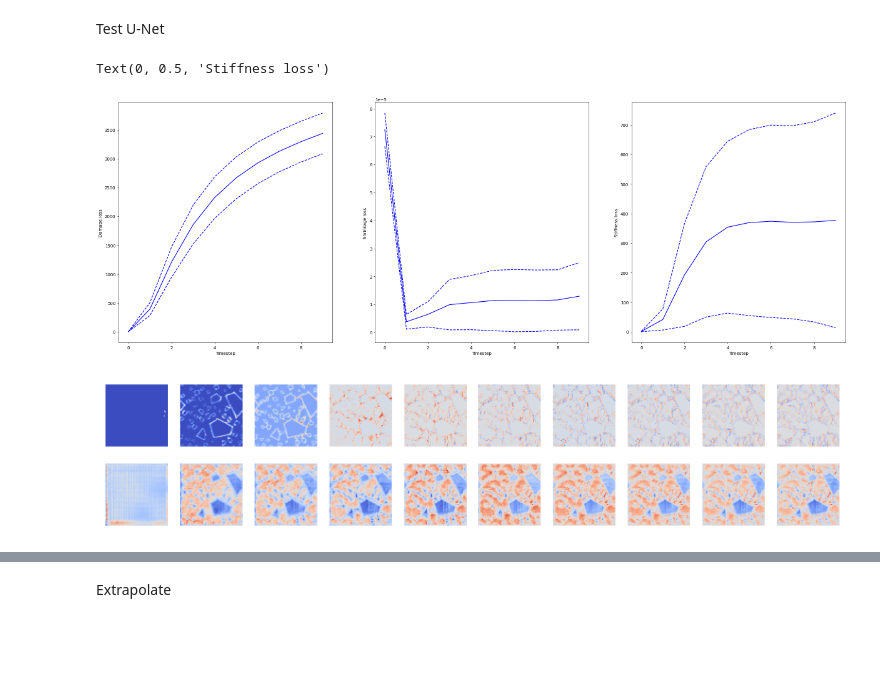
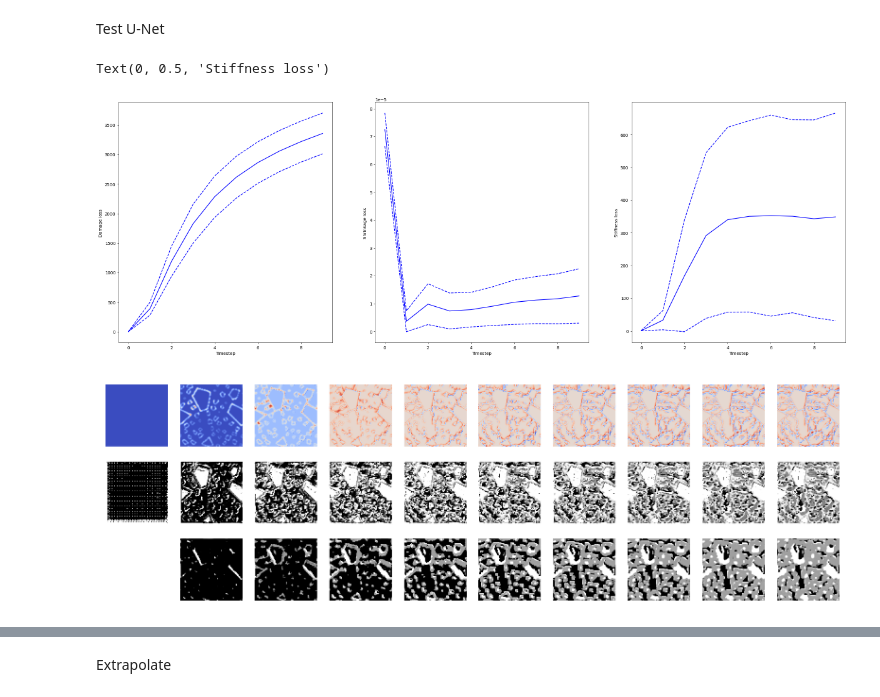
Before and after one commit to LiyaGaynutdinova/Auto-Regressive-Unet-for-Concrete-Damage, a Jupyter notebook: test_RecUnet.ipynb, the cells around one changed output, grey strips where cells are left out. Drawn from its saved outputs; the diff is of its cells as text; code cells hidden in the pictures; blank space fills up the shorter version.

```diff
--- a/test_RecUnet.ipynb
+++ b/test_RecUnet.ipynb
@@ -23,7 +23,7 @@ loaders = get_loaders(data, 1)
 # %%
 args = {'lr' : 0.001, 'epochs' : 200, 'dev' : dev, 'name' : 'RecUnet_all'}
 unet = RecUNet()
-unet = load_network(unet, args['name']+'_9', args)
+unet = load_network(unet, args['name']+'_4', args)
 # %%
 L_dam, L_shr, L_stiff = test(unet, loaders, args)
 L_dam = np.array(L_dam)
@@ -58,33 +58,40 @@ axs.flat[2].set_xlabel('Timestep')
 axs.flat[2].set_ylabel('Stiffness loss')
 # %% [output]
 Text(0, 0.5, 'Stiffness loss')
-[figure, old version]
+[figure, new version]
 # %%
-geometry, damage, imp_shrinkage, obs_shrinkage = next(iter(loaders['test']))
+geometry, damage, imp_shrinkage, obs_shrinkage, stiffness = next(iter(loaders['test']))
 geometry = geometry.to(args['dev'])
 damage = damage.to(args['dev'])
 imp_shrinkage = imp_shrinkage.to(args['dev'])
 obs_shrinkage = obs_shrinkage.to(args['dev'])
+stiffness = stiffness.to(args['dev'])
 # %%
 seq_test_dam = []
 seq_test_shr = []
+seq_test_stiff = []
 
 for n in range(10):
     if n == 0:
-        x = torch.cat([geometry, imp_shrinkage[:,[n],:,:], damage[:,[n],:,:], damage[:,[n],:,:]], axis=1)
+        x = torch.cat([geometry, imp_shrinkage[:,[n],:,:], damage[:,[n],:,:],
+                       1+damage[:,[n],:,:], 1+damage[:,[n],:,:]], axis=1)
     else:
         x = torch.cat([geometry, imp_shrinkage[:,[n],:,:], y.detach()], axis=1)
     y = unet(x)
-    seq_test_dam.append(y[0,0].detach())
-    seq_test_shr.append(y[0,1].detach())
+    seq_test_dam.append(y[0,0].detach().cpu())
+    seq_test_shr.append(y[0,1].detach().cpu())
+    seq_test_stiff.append(y[0,2].detach().cpu())
 # %%
 n_samples = 10
-fig, axs = plt.subplots(nrows=2, ncols=n_samples, figsize=(n_samples, 2), dpi=200)
+fig, axs = plt.subplots(nrows=3, ncols=n_samples, figsize=(n_samples, 3), dpi=200)
 for i in range(n_samples):
-    axs.flat[i].imshow((seq_test_dam[i]-damage[0, i]).detach().cpu().numpy(), cmap='coolwarm')
+    axs.flat[i].imshow((seq_test_dam[i]-damage[0, i].cpu()).detach().cpu().numpy(), cmap='coolwarm')
     axs.flat[i].set_axis_off()
 for i in range(n_samples, 2*n_samples):
-    axs.flat[i].imshow(seq_test_shr[i-n_samples].cpu().numpy(), cmap='coolwarm')
+    axs.flat[i].imshow(seq_test_shr[i-n_samples].cpu().numpy(), cmap='Greys')
     axs.flat[i].set_axis_off()
+for i in range(2*n_samples, 3*n_samples):
+    axs.flat[i].imshow(seq_test_stiff[i-2*n_samples].cpu().numpy(), cmap='Greys')
+    axs.flat[i].set_axis_off()
 # %% [output]
-[figure, old version]
+[figure, new version]
```
Also changed, not shown: parts of 2 cells of this notebook.
